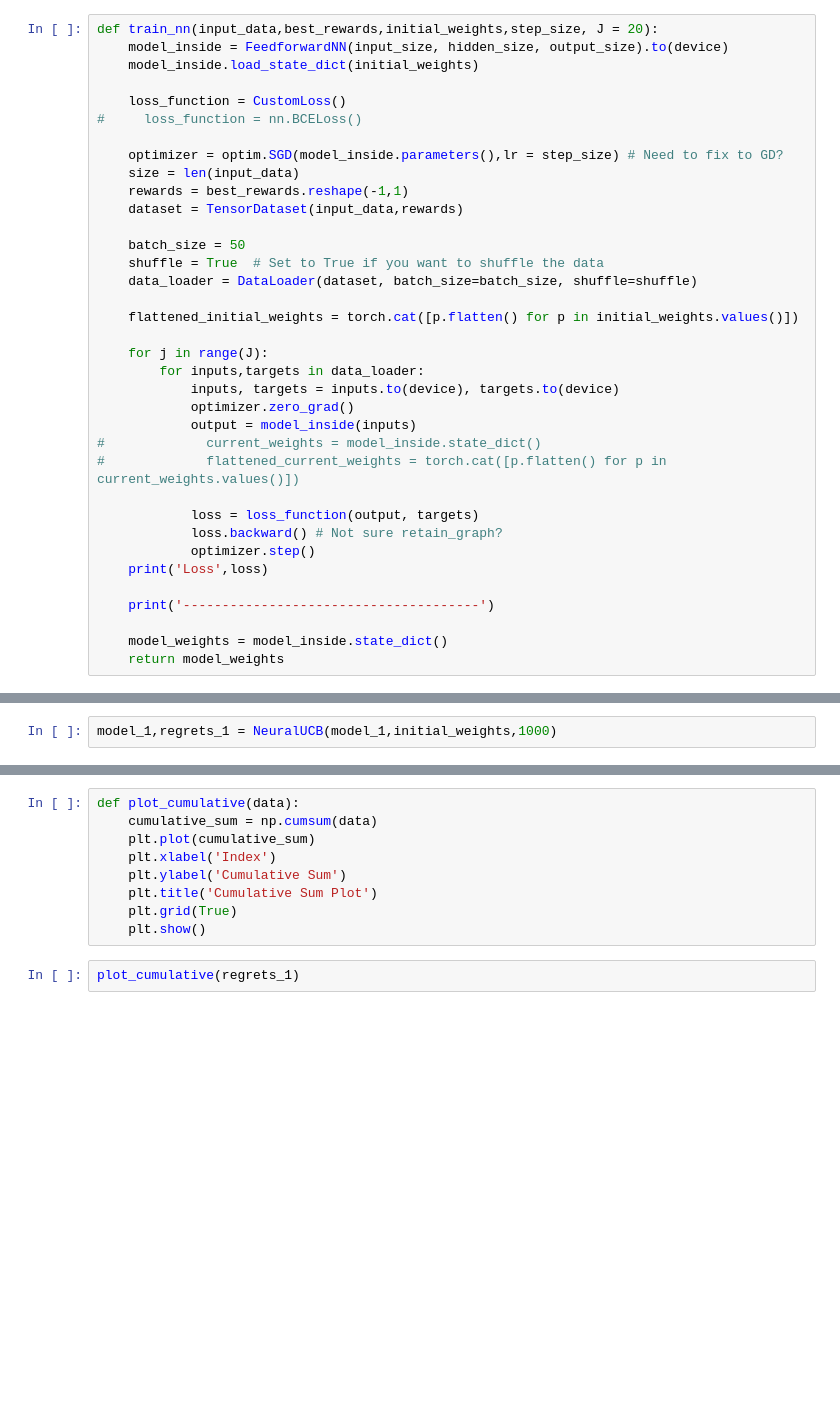
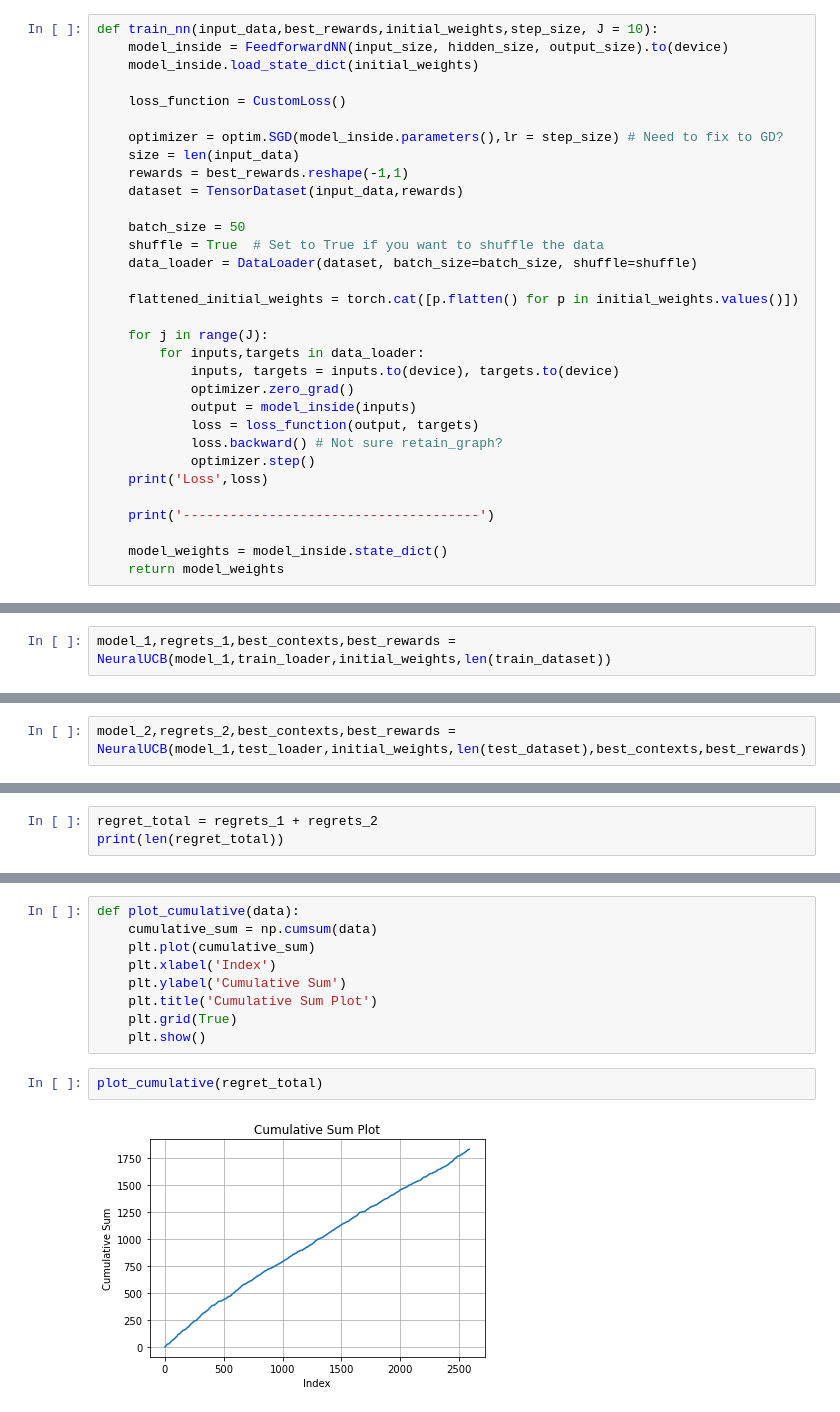
Before and after one commit to Chanakarn-Luangpirom/NeuralUCB, a Jupyter notebook: Neural Contextual Bandits on Images.ipynb, the cells around one changed output, grey strips where cells are left out. Saved outputs shown, nothing was run; the diff lists cells and outputs as text; blank space fills up the shorter version.

```diff
--- a/Neural Contextual Bandits on Images.ipynb
+++ b/Neural Contextual Bandits on Images.ipynb
@@ -188,12 +170,11 @@ class CustomLoss(nn.Module):
         loss = (0.5*torch.sum((predicted - target)**2))/target.shape[0]
         return loss
 # %%
-def train_nn(input_data,best_rewards,initial_weights,step_size, J = 20):
+def train_nn(input_data,best_rewards,initial_weights,step_size, J = 10):
     model_inside = FeedforwardNN(input_size, hidden_size, output_size).to(device)
     model_inside.load_state_dict(initial_weights)
 
     loss_function = CustomLoss()
-#     loss_function = nn.BCELoss()
 
     optimizer = optim.SGD(model_inside.parameters(),lr = step_size) # Need to fix to GD?
     size = len(input_data)
@@ -211,9 +192,6 @@ def train_nn(input_data,best_rewards,initial_weights,step_size, J = 20):
             inputs, targets = inputs.to(device), targets.to(device)
             optimizer.zero_grad()
             output = model_inside(inputs)
-#             current_weights = model_inside.state_dict()
-#             flattened_current_weights = torch.cat([p.flatten() for p in current_weights.values()])
-
             loss = loss_function(output, targets)
             loss.backward() # Not sure retain_graph?
             optimizer.step()
@@ -293,3 +299,3 @@ def NeuralUCB(model,initial_weights, T, lamb = 1, step_size = 0.001):
 # %%
-model_1,regrets_1 = NeuralUCB(model_1,initial_weights,1000)
+model_1,regrets_1,best_contexts,best_rewards = NeuralUCB(model_1,train_loader,initial_weights,len(train_dataset))
 # %% [output]
@@ -312,0 +319,2 @@ Cumulative Regret:  144
+# %%
+model_2,regrets_2,best_contexts,best_rewards = NeuralUCB(model_1,test_loader,initial_weights,len(test_dataset),best_contexts,best_rewards)
@@ -312,0 +339,3 @@ Cumulative Regret:  144
+# %%
+regret_total = regrets_1 + regrets_2
+print(len(regret_total))
@@ -320,4 +351,6 @@ def plot_cumulative(data):
     plt.grid(True)
     plt.show()
 # %%
-plot_cumulative(regrets_1)
+plot_cumulative(regret_total)
+# %% [output]
+[figure, added]
```
Also changed, not shown: parts of 31 cells of this notebook.
